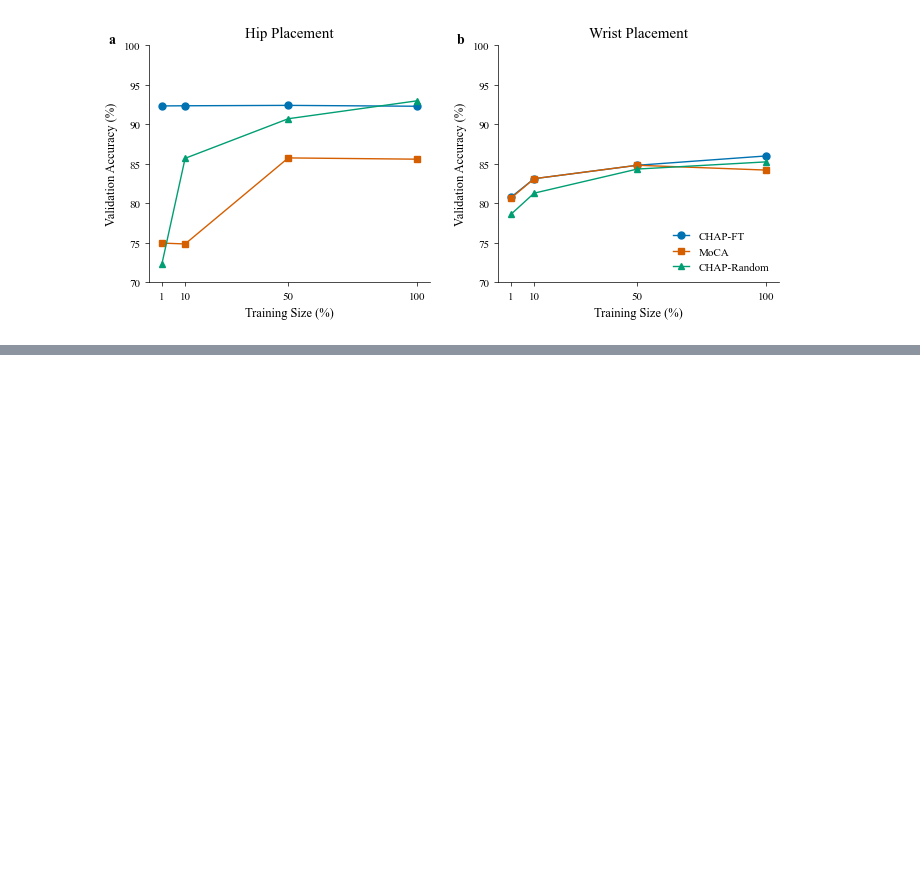
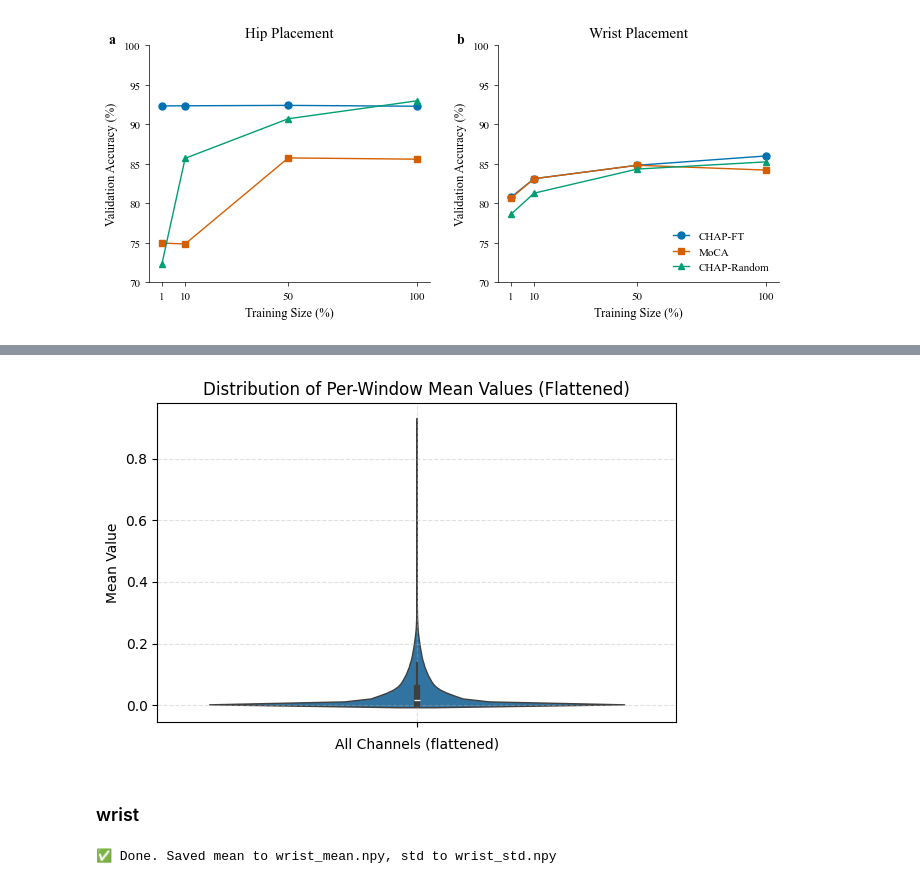
Before and after one commit to yuc0805/DeepPostures_MAE, a Jupyter notebook: MoCA/result_vis.ipynb, the cells around one changed output, grey strips where cells are left out. Cells and saved outputs as stored; diff of their text form; code cells hidden in the pictures; blank space fills up the shorter version.

```diff
--- a/MoCA/result_vis.ipynb
+++ b/MoCA/result_vis.ipynb
@@ -254,0 +323,66 @@ plt.show()
+# %%
+import numpy as np
+import matplotlib.pyplot as plt
+import seaborn as sns
+
+
+# Load data
+hip_std_path = 'hip_std.npy'
+hip_std = np.load(hip_std_path)  # shape: (41264, 42)
+
+# Flatten to 1D
+flat_values = hip_std.flatten()  # shape: (41264 * 42,)
+
+# Plot violin plot
+plt.figure(figsize=(6, 4))
+sns.violinplot(y=flat_values, linewidth=1)
+
+plt.title('Distribution of Per-Window Mean Values (Flattened)')
+plt.ylabel('Mean Value')
+plt.xlabel('All Channels (flattened)')
+plt.grid(True, linestyle='--', alpha=0.4)
+
+plt.tight_layout()
+plt.show()
+# %% [output]
+[figure, added]
+# %% [markdown]
+### wrist
+# %%
+import h5py
+import numpy as np
+from tqdm import tqdm
+
+data_path = '/niddk-data-central/iWatch/pre_processed_long_seg/W/10s_train.h5'
+save_mean_path = 'wrist_mean.npy'
+save_std_path = 'wrist_std.npy'
+batch_size = 1000  # Tune based on available RAM
+
+with h5py.File(data_path, 'r') as f:
+    dset = f['x']  # shape: (41264, 42, 100, 3)
+    num_samples, num_channels, window_len, num_axes = dset.shape
+    assert (window_len, num_axes) == (100, 3)
+
+    # Preallocate output arrays
+    wrist_mean = np.zeros((num_samples, num_channels), dtype=np.float32)
+    wrist_std = np.zeros((num_samples, num_channels), dtype=np.float32)
+
+    # TQDM progress bar
+    for start in tqdm(range(0, num_samples, batch_size), desc='Processing'):
+        end = min(start + batch_size, num_samples)
+        x_batch = dset[start:end]  # shape: (B, 42, 100, 3)
+
+        # Compute mean/std over time (axis=2), then average across channels (axis=-1)
+        mean_per_channel = np.mean(x_batch, axis=2)  # shape: (B, 42, 3)
+        std_per_channel = np.std(x_batch, axis=2)    # shape: (B, 42, 3)
+
+        wrist_mean[start:end] = np.mean(mean_per_channel, axis=-1)
+        wrist_std[start:end] = np.mean(std_per_channel, axis=-1)
+
+# Save to disk
+np.save(save_mean_path, wrist_mean)
+np.save(save_std_path, wrist_std)
+
+print(f"✅ Done. Saved mean to {save_mean_path}, std to {save_std_path}")
+# %% [output]
+✅ Done. Saved mean to wrist_mean.npy, std to wrist_std.npy
```
Also changed, not shown: parts of 6 cells of this notebook, 4 other files.
